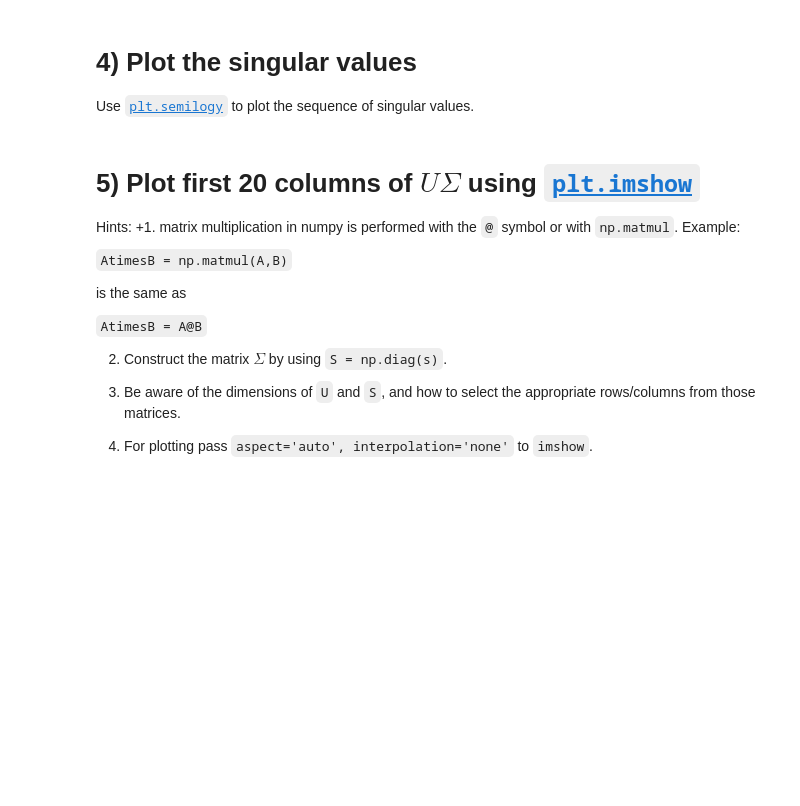
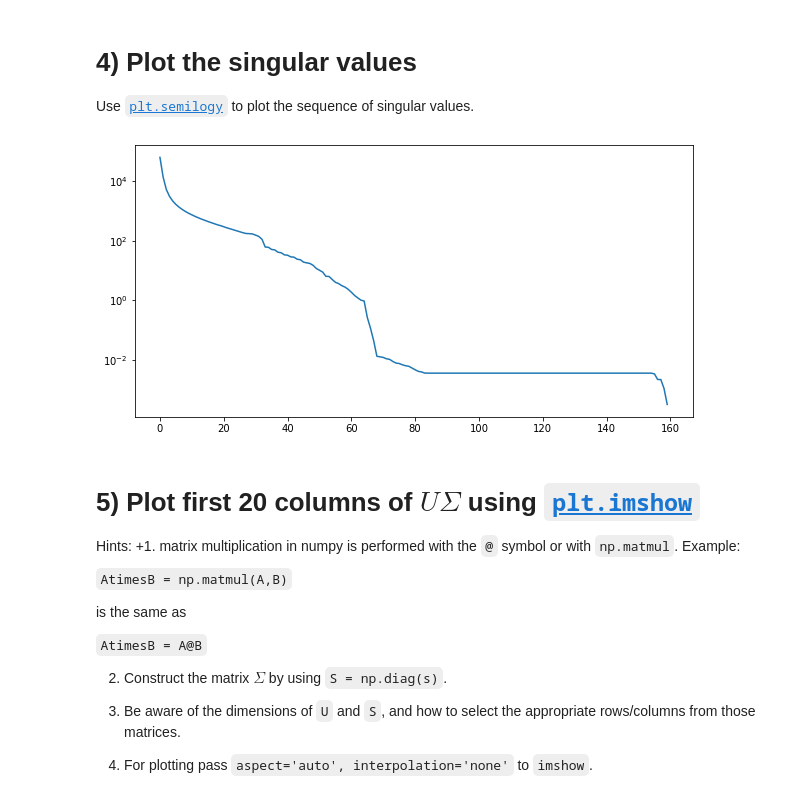
Before and after one commit to joshuaaduarte/dataScience_statistics, a Jupyter notebook: hw3/hw3_prob1.ipynb, the cells around one changed output. Saved outputs shown, nothing was run; the diff lists cells and outputs as text; code cells hidden in the pictures; blank space fills up the shorter version.

```diff
--- a/hw3/hw3_prob1.ipynb
+++ b/hw3/hw3_prob1.ipynb
@@ -43,4 +47,5 @@ We are using the implementation of SVD from scipy's `linalg` package. Please ref
 # %%
 from scipy import linalg
 
-U, s, Vt = ...
+U, s, Vt = linalg.svd(X)
+U.shape, s.shape, Vt.shape
@@ -59,7 +66,10 @@ result['rank'] = rank   # 2 points
 Use [`plt.semilogy`](https://matplotlib.org/stable/api/_as_gen/matplotlib.pyplot.semilogy.html) to plot the sequence of singular values.
 # %%
 fig4 = plt.figure(figsize=(10,5))
-# Add your code here
+plt.semilogy(s)
+plt.show()
+# %% [output]
+[figure, added]
 # %%
 ################################
 # Reporting. Do not modify.#####
```
Also changed, not shown: parts of 12 cells of this notebook, 3 other files.
